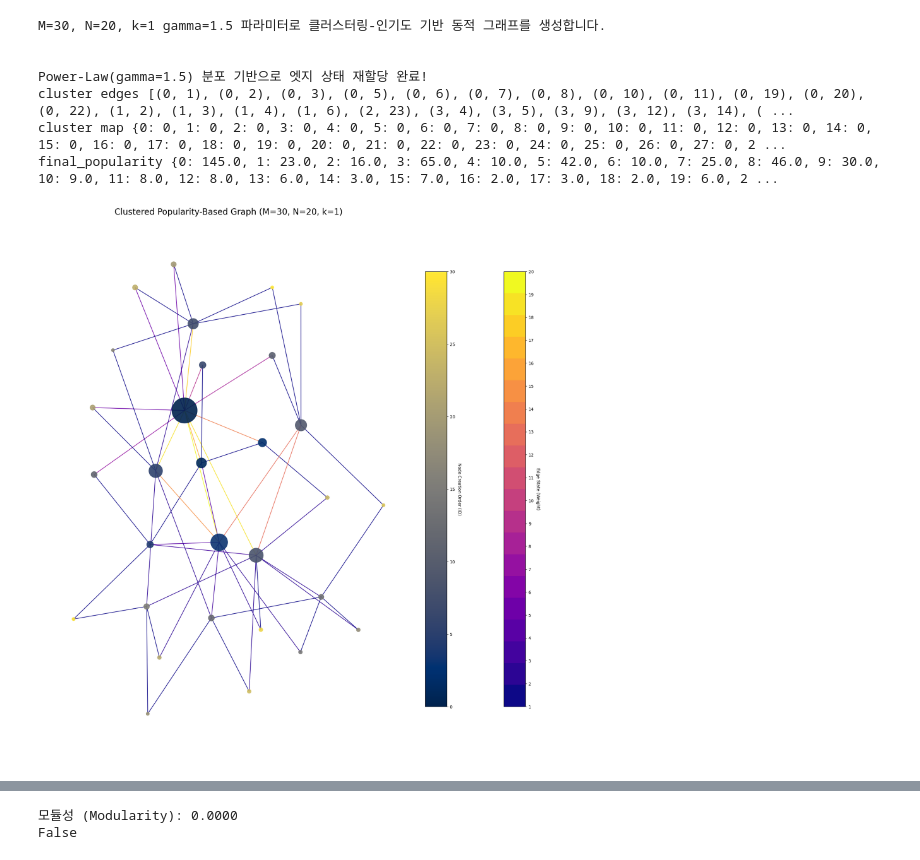
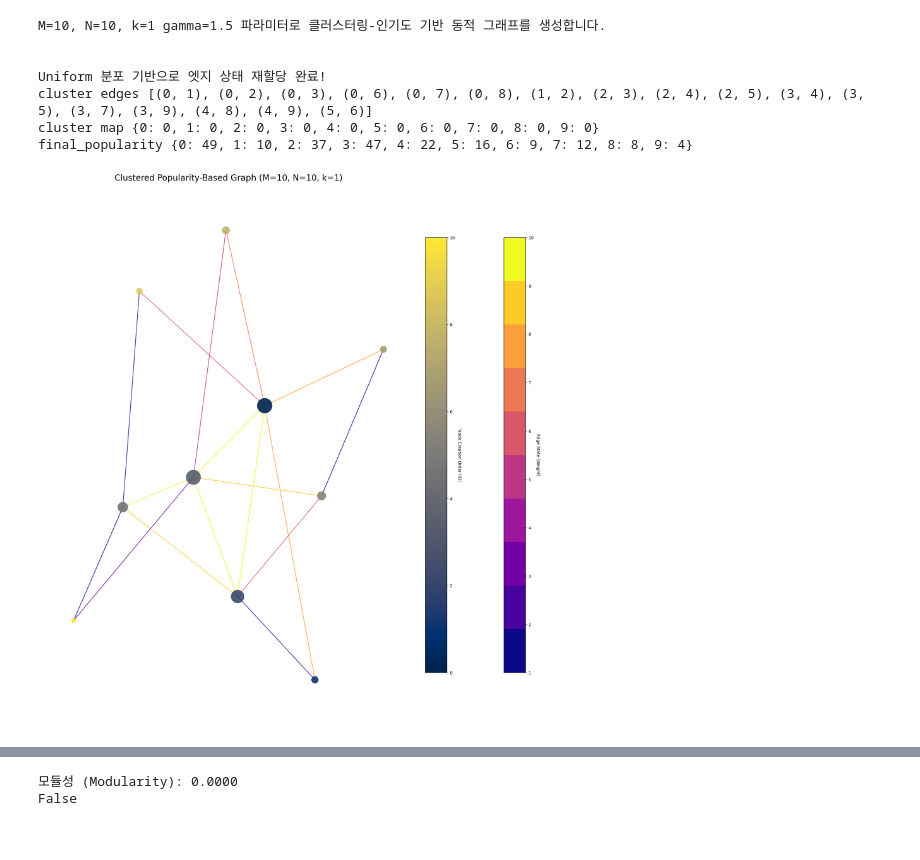
Before and after one commit to eunoiahyunseo/KAIST-2025-S, a Jupyter notebook: discrete_data_gen/graph_demo.ipynb, the cells around one changed output, grey strips where cells are left out. Saved outputs shown, nothing was run; the diff lists cells and outputs as text; code cells hidden in the pictures.

```diff
--- a/discrete_data_gen/graph_demo.ipynb
+++ b/discrete_data_gen/graph_demo.ipynb
@@ -77,32 +77,48 @@ def assign_edge_states_powerlaw(G, N, gamma=1):
     print(f"\nPower-Law(gamma={gamma}) 분포 기반으로 엣지 상태 재할당 완료!")
 
 def assign_edge_states_uniform(G, N):
+    """
+    G의 엣지에 1부터 N까지의 상태를 균등 분포(Uniform Distribution)에 따라 할당합니다.
+    인기도가 높은 엣지에 더 높은 상태값이 할당될 경향이 있습니다.
+
+    Args:
+        G (nx.Graph): 상태를 할당할 networkx 그래프.
+        N (int): 상태의 최대값 (1부터 N까지의 정수).
+    """
+    # 1. 최종 그래프의 인기도 계산
     final_popularity = calculate_popularity(G)
 
     edges = list(G.edges())
     if not edges:
         return
 
+    # 2. 엣지별 인기도 점수 계산 및 정렬
     edge_scores = []
     for u, v in edges:
+        # 두 노드의 인기도 합을 엣지의 점수로 사용
         score = final_popularity.get(u, 0) + final_popularity.get(v, 0)
         edge_scores.append(((u, v), score))
 
     # 인기도 점수가 높은 순으로 엣지 정렬
     sorted_edges = sorted(edge_scores, key=lambda item: item[1], reverse=True)
 
+    # 3. Uniform 분포에서 상태 값들을 샘플링
     num_edges = len(edges)
+    # 1부터 N까지의 정수를 균등한 확률로 전체 엣지 수만큼 무작위로 뽑음
     sampled_states = np.random.randint(1, N + 1, size=num_edges)
 
     # 4. 샘플링된 상태를 높은 값 순으로 정렬
     sorted_states = sorted(sampled_states, reverse=True)
 
-    # 5. 정렬된 엣지와 정렬된 상태를 순서대로 매핑 (score 변수 제거)
-    state_dict = {edge_tuple: state for (edge_tuple, _), state in zip(sorted_edges, sorted_states)}
+    # 5. 정렬된 엣지(인기도 순)와 정렬된 상태(값 순)를 순서대로 매핑
+    state_dict = {edge_tuple: int(state) for (edge_tuple, score), state in zip(sorted_edges, sorted_states)}
 
     nx.set_edge_attributes(G, state_dict, 'state')
 
     print(f"\nUniform 분포 기반으로 엣지 상태 재할당 완료!")
+
+
+
 
 def generate_clustered_popularity_graph(M, N, k, initial_nodes=5, connections_per_step=3,
                                         intra_cluster_multiplier=1.5, inter_cluster_multiplier=0.5):
@@ -169,8 +185,8 @@ def generate_clustered_popularity_graph(M, N, k, initial_nodes=5, connections_pe
 
 
 
-M = 30 # 전체 노드 수
-N = 20  # 상태 종류 수
+M = 10 # 전체 노드 수
+N = 10  # 상태 종류 수
 gamma = 1.5 # edge distribution
 k = 1   # 클러스터 개수
 
@@ -185,8 +201,8 @@ clustered_graph, cluster_map = generate_clustered_popularity_graph(
     inter_cluster_multiplier=0.2
 )
 
-assign_edge_states_powerlaw(clustered_graph, N, gamma)
-
+# assign_edge_states_powerlaw(clustered_graph, N, gamma)
+assign_edge_states_uniform(clustered_graph, N)
 
 # --- 시각화 로직 ---
 for u, v in clustered_graph.edges():
@@ -218,39 +234,39 @@ edge_cmap = plt.cm.get_cmap('plasma', N)
 
 nx.draw(
     clustered_graph,
     pos,
     with_labels=False,
     node_size=node_sizes,
     node_color=node_order_colors,
     cmap=plt.cm.cividis,
     edge_color=list(edge_states),
     edge_cmap=edge_cmap,
     width=1.5,
     alpha=0.9
 )
 
 plt.title(f"Clustered Popularity-Based Graph (M={M}, N={N}, k={k})", size=20)
 
 sm_edge = plt.cm.ScalarMappable(cmap=edge_cmap, norm=plt.Normalize(vmin=1, vmax=N))
 sm_edge.set_array([])
 cbar_edge = plt.colorbar(sm_edge, ax=plt.gca(), ticks=np.arange(1, N + 1), shrink=0.8, pad=0.02)
 cbar_edge.set_label('Edge State (Weight)', rotation=270, labelpad=15)
 
 sm_node = plt.cm.ScalarMappable(cmap=plt.cm.cividis, norm=plt.Normalize(vmin=0, vmax=M))
 sm_node.set_array([])
 cbar_node = plt.colorbar(sm_node, ax=plt.gca(), shrink=0.8, pad=0.02)
 cbar_node.set_label('Node Creation Order (ID)', rotation=270, labelpad=15)
 
 plt.show()
 # %% [output]
-M=30, N=20, k=1 gamma=1.5 파라미터로 클러스터링-인기도 기반 동적 그래프를 생성합니다.
+M=10, N=10, k=1 gamma=1.5 파라미터로 클러스터링-인기도 기반 동적 그래프를 생성합니다.
 
 
-Power-Law(gamma=1.5) 분포 기반으로 엣지 상태 재할당 완료!
-cluster edges [(0, 1), (0, 2), (0, 3), (0, 5), (0, 6), (0, 7), (0, 8), (0, 10), (0, 11), (0, 19), (0, 20), (0, 22), (1, 2), (1, 3), (1, 4), (1, 6), (2, 23), (3, 4), (3, 5), (3, 9), (3, 12), (3, 14), ( ...
-cluster map {0: 0, 1: 0, 2: 0, 3: 0, 4: 0, 5: 0, 6: 0, 7: 0, 8: 0, 9: 0, 10: 0, 11: 0, 12: 0, 13: 0, 14: 0, 15: 0, 16: 0, 17: 0, 18: 0, 19: 0, 20: 0, 21: 0, 22: 0, 23: 0, 24: 0, 25: 0, 26: 0, 27: 0, 2 ...
-final_popularity {0: 145.0, 1: 23.0, 2: 16.0, 3: 65.0, 4: 10.0, 5: 42.0, 6: 10.0, 7: 25.0, 8: 46.0, 9: 30.0, 10: 9.0, 11: 8.0, 12: 8.0, 13: 6.0, 14: 3.0, 15: 7.0, 16: 2.0, 17: 3.0, 18: 2.0, 19: 6.0, 2 ...
+Uniform 분포 기반으로 엣지 상태 재할당 완료!
+cluster edges [(0, 1), (0, 2), (0, 3), (0, 6), (0, 7), (0, 8), (1, 2), (2, 3), (2, 4), (2, 5), (3, 4), (3, 5), (3, 7), (3, 9), (4, 8), (4, 9), (5, 6)]
+cluster map {0: 0, 1: 0, 2: 0, 3: 0, 4: 0, 5: 0, 6: 0, 7: 0, 8: 0, 9: 0}
+final_popularity {0: 49, 1: 10, 2: 37, 3: 47, 4: 22, 5: 16, 6: 9, 7: 12, 8: 8, 9: 4}
-[figure, old version]
+[figure, new version]
 # %%
 # --- Degree Distribution 시각화 ---
 
```
Also changed, not shown: parts of 12 cells of this notebook, 21 other files.
